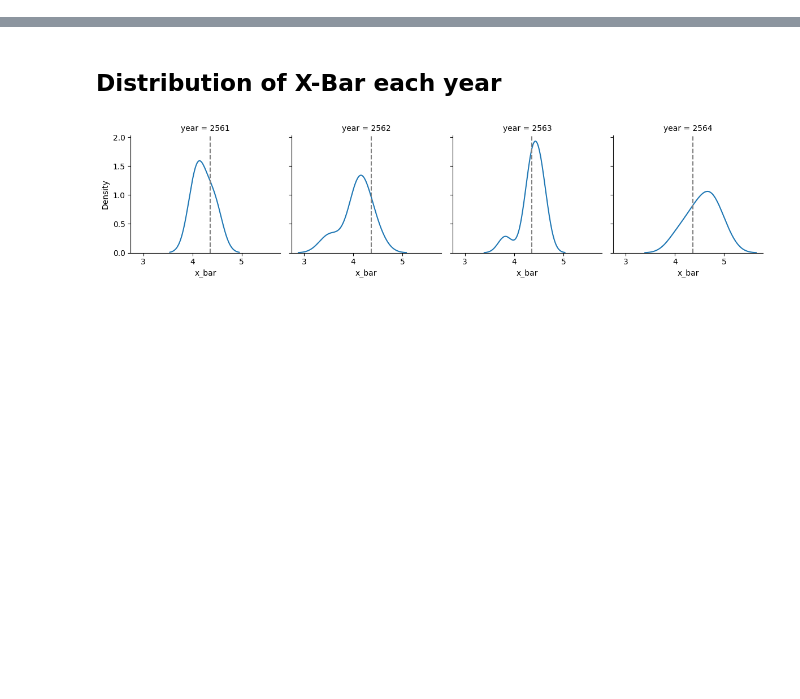
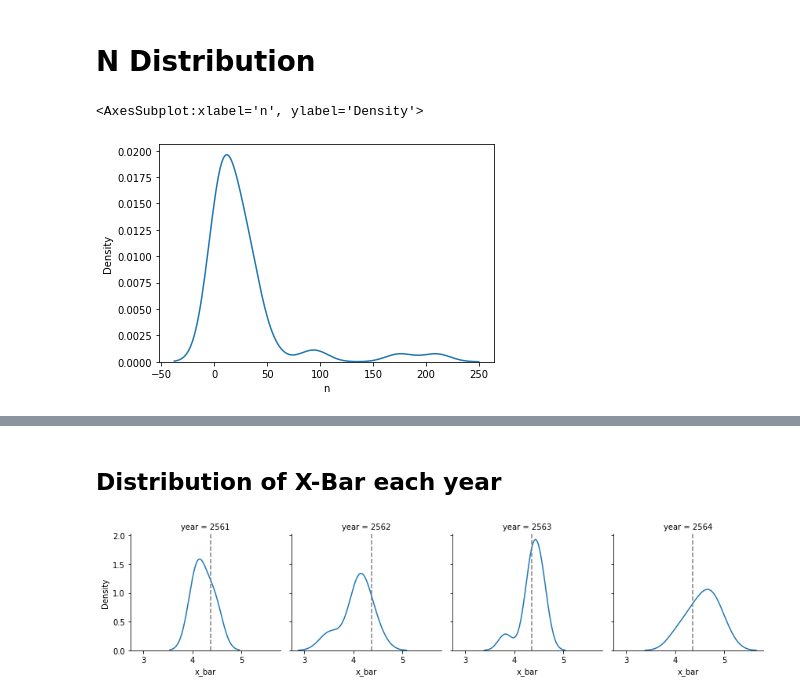
Before and after one commit to sunwasan/DSI200, a Jupyter notebook: 3.exploratory.ipynb, the cells around one changed output, grey strips where cells are left out. Drawn from its saved outputs; the diff is of its cells as text; code cells hidden in the pictures; blank space fills up the shorter version.

```diff
--- a/3.exploratory.ipynb
+++ b/3.exploratory.ipynb
@@ -8,0 +24,7 @@ df.drop(columns= "Unnamed: 0" , inplace= True)
+# %% [markdown]
+# N Distribution
+# %%
+sns.kdeplot(df["n"].sort_values())
+# %% [output]
+<AxesSubplot:xlabel='n', ylabel='Density'>
+[figure, added]
```
Also changed, not shown: parts of 49 cells of this notebook, 2 other files.
